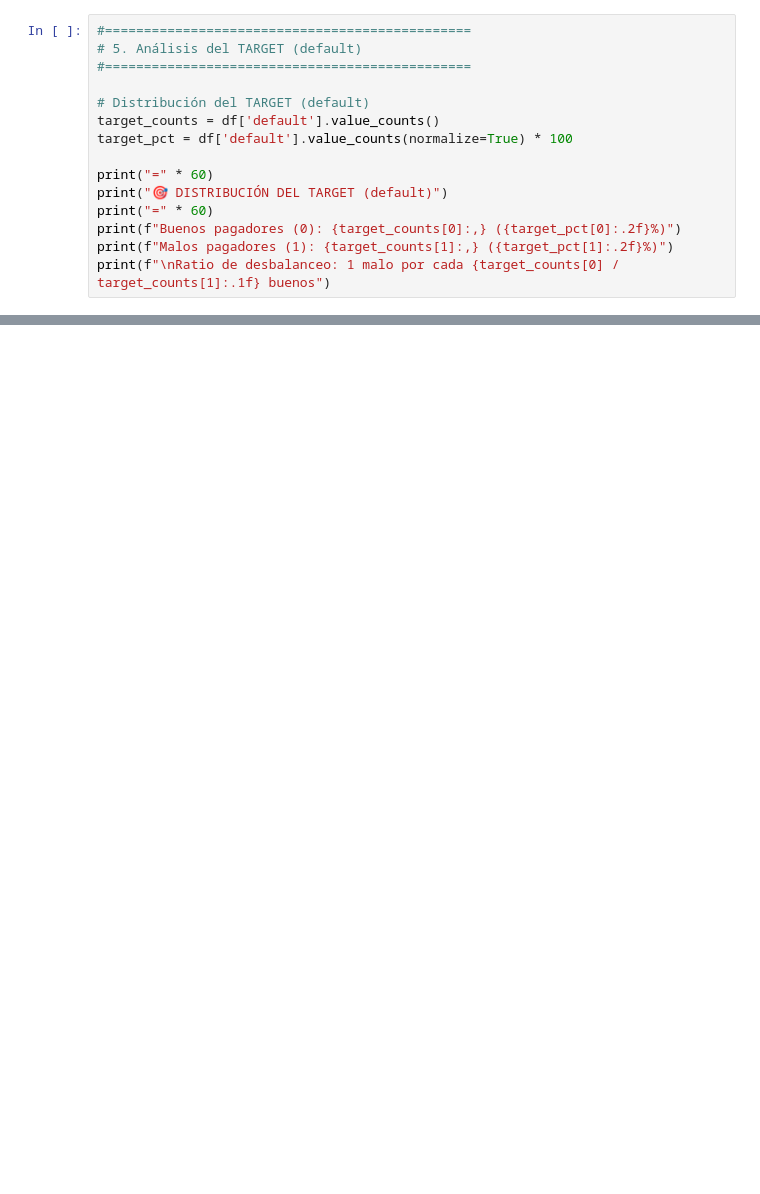
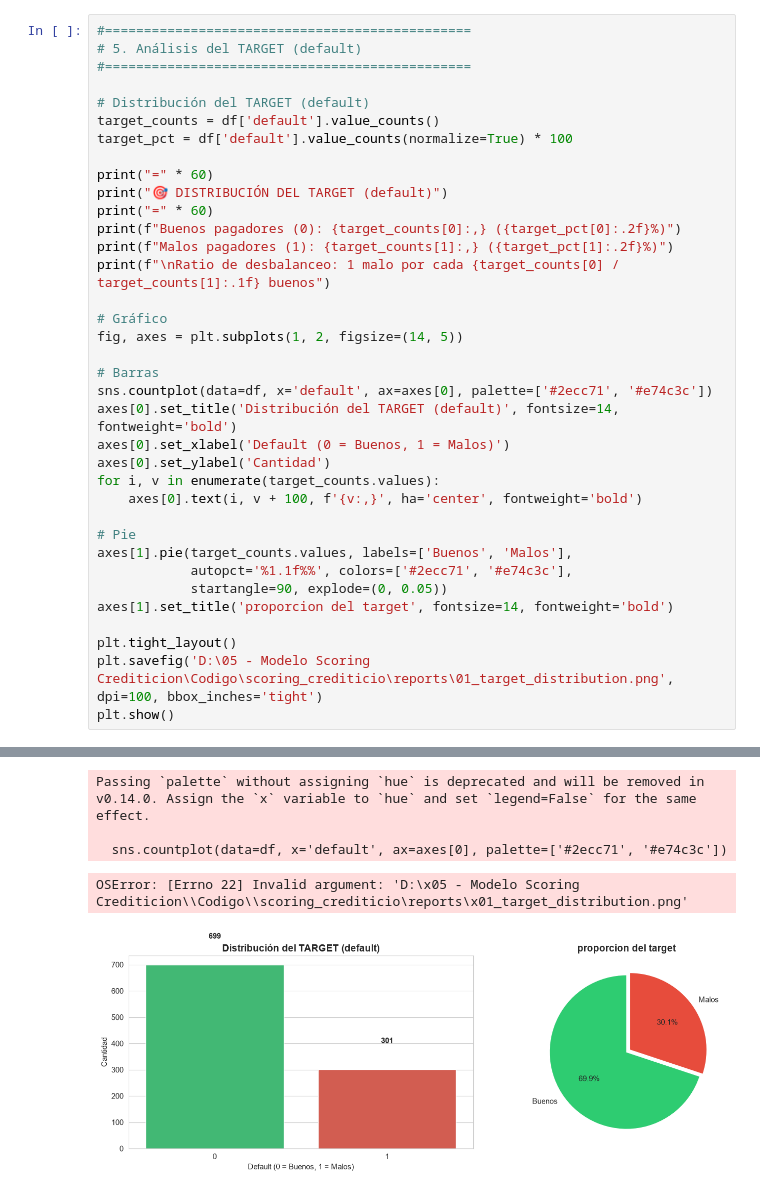
Before and after one commit to JoferPG/Proyecto-Scoring-Crediticio, a Jupyter notebook: notebook/01_eda.ipynb, the cells around one changed output, grey strips where cells are left out. Saved outputs shown, nothing was run; the diff lists cells and outputs as text; blank space fills up the shorter version.

Commit message:
feat: Finalizacion del codigo Analisis Target

```diff
--- a/notebook/01_eda.ipynb
+++ b/notebook/01_eda.ipynb
@@ -85,3 +169,25 @@ print("=" * 60)
 print(f"Buenos pagadores (0): {target_counts[0]:,} ({target_pct[0]:.2f}%)")
 print(f"Malos pagadores (1): {target_counts[1]:,} ({target_pct[1]:.2f}%)")
 print(f"\nRatio de desbalanceo: 1 malo por cada {target_counts[0] / target_counts[1]:.1f} buenos")
+
+# Gráfico
+fig, axes = plt.subplots(1, 2, figsize=(14, 5))
+
+# Barras
+sns.countplot(data=df, x='default', ax=axes[0], palette=['#2ecc71', '#e74c3c'])
+axes[0].set_title('Distribución del TARGET (default)', fontsize=14, fontweight='bold')
+axes[0].set_xlabel('Default (0 = Buenos, 1 = Malos)')
+axes[0].set_ylabel('Cantidad')
+for i, v in enumerate(target_counts.values):
+    axes[0].text(i, v + 100, f'{v:,}', ha='center', fontweight='bold')
+
+# Pie
+axes[1].pie(target_counts.values, labels=['Buenos', 'Malos'],
+            autopct='%1.1f%%', colors=['#2ecc71', '#e74c3c'],
+            startangle=90, explode=(0, 0.05))
+axes[1].set_title('proporcion del target', fontsize=14, fontweight='bold')
+
+plt.tight_layout()
+plt.savefig('D:\05 - Modelo Scoring Crediticion\Codigo\scoring_crediticio\reports\01_target_distribution.png', dpi=100, bbox_inches='tight')
+plt.show()
+# %% [output]
@@ -87,0 +201,5 @@ print(f"\nRatio de desbalanceo: 1 malo por cada {target_counts[0] / target_count
+Passing `palette` without assigning `hue` is deprecated and will be removed in v0.14.0. Assign the `x` variable to `hue` and set `legend=False` for the same effect.
+
+  sns.countplot(data=df, x='default', ax=axes[0], palette=['#2ecc71', '#e74c3c'])
+OSError: [Errno 22] Invalid argument: 'D:\x05 - Modelo Scoring Crediticion\\Codigo\\scoring_crediticio\reports\x01_target_distribution.png'
+[figure, added]
```
Also changed, not shown: parts of 5 cells of this notebook.
